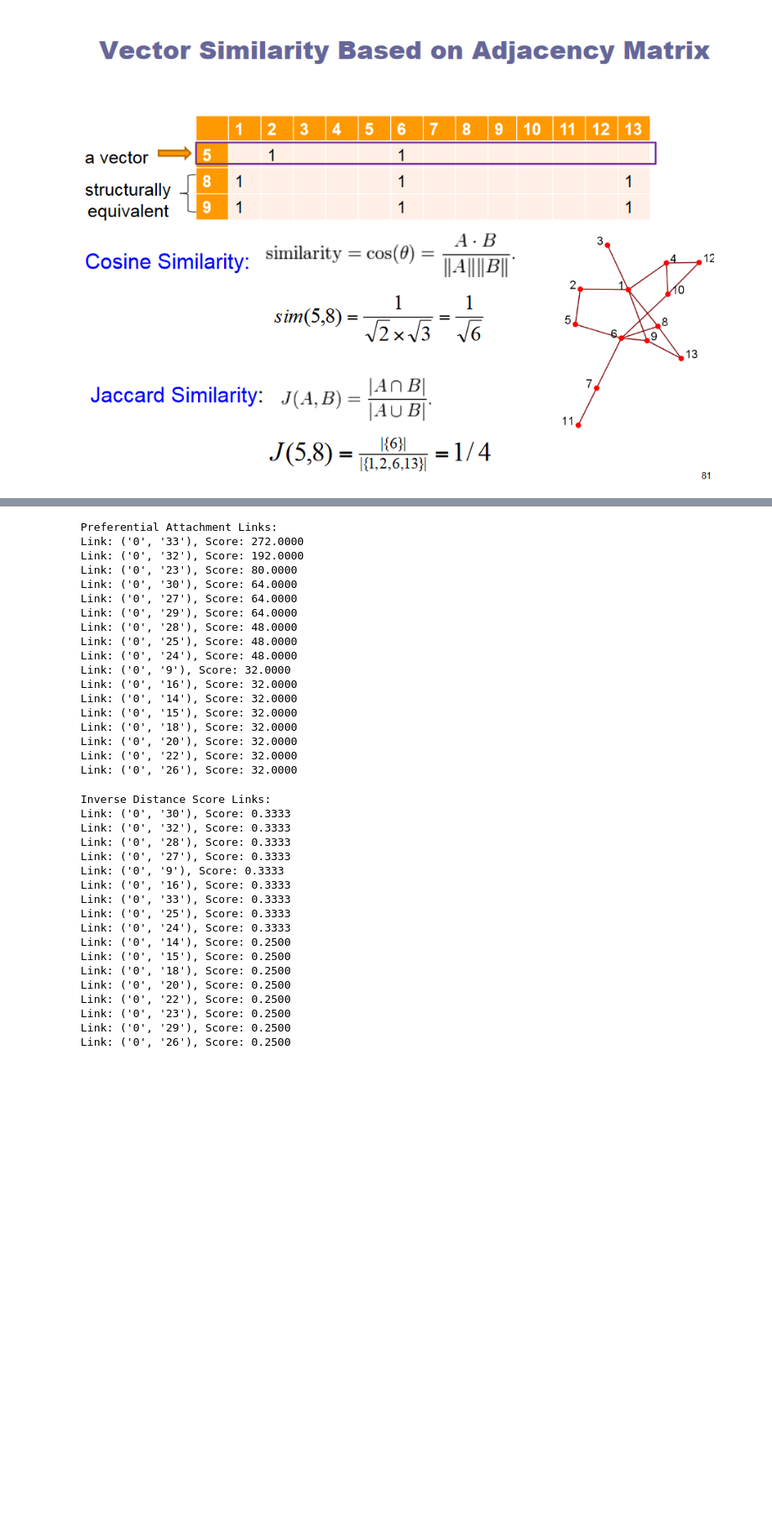
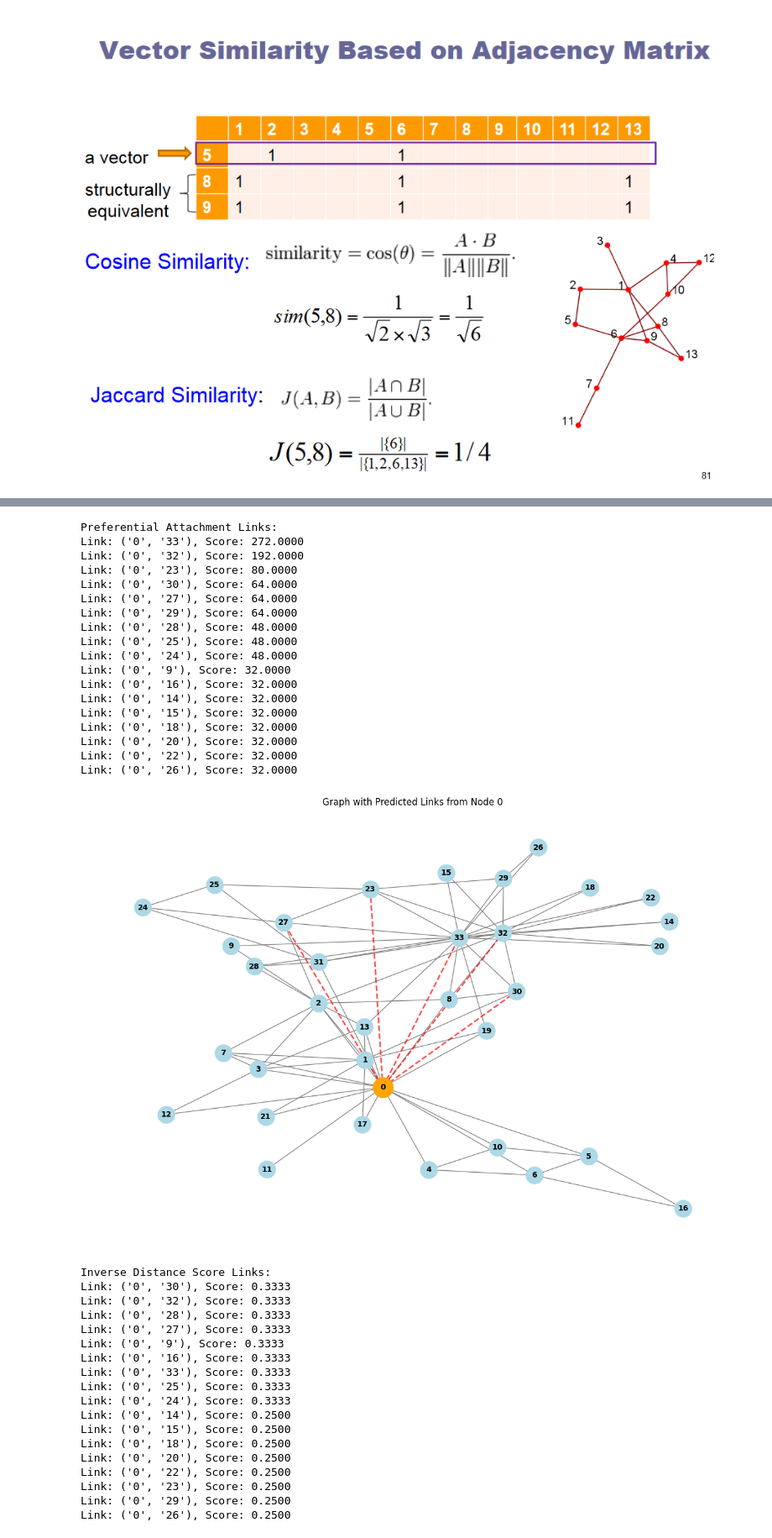
Before and after one commit to abuhmhai/Link_Prediction, a Jupyter notebook: link_prediction_lab.ipynb, the cells around one changed output, grey strips where cells are left out. Shown: that part at 84% size. Saved outputs shown, nothing was run; the diff lists cells and outputs as text; code cells hidden in the pictures; blank space fills up the shorter version.

```diff
--- a/link_prediction_lab.ipynb
+++ b/link_prediction_lab.ipynb
@@ -179,29 +182,31 @@ Link: ('0', '26'), Score: 0.0000
 # %%
 
 # Preferential Attachment
 links_pref_attachment = link_list(G, i, preferential_attachment)
 print("\nPreferential Attachment Links:")
 for link, score in links_pref_attachment:
     print(f"Link: {link}, Score: {score:.4f}")
+visualize_predicted_links(G, '0', links_pref_attachment )
 # %% [output]
 Preferential Attachment Links:
 Link: ('0', '33'), Score: 272.0000
 Link: ('0', '32'), Score: 192.0000
 Link: ('0', '23'), Score: 80.0000
 Link: ('0', '30'), Score: 64.0000
 Link: ('0', '27'), Score: 64.0000
 Link: ('0', '29'), Score: 64.0000
 Link: ('0', '28'), Score: 48.0000
 Link: ('0', '25'), Score: 48.0000
 Link: ('0', '24'), Score: 48.0000
 Link: ('0', '9'), Score: 32.0000
 Link: ('0', '16'), Score: 32.0000
 Link: ('0', '14'), Score: 32.0000
 Link: ('0', '15'), Score: 32.0000
 Link: ('0', '18'), Score: 32.0000
 Link: ('0', '20'), Score: 32.0000
 Link: ('0', '22'), Score: 32.0000
 Link: ('0', '26'), Score: 32.0000
+[figure, added]
 # %%
 
 # Inverse Distance Score
```
Also changed, not shown: parts of 2 cells of this notebook.
